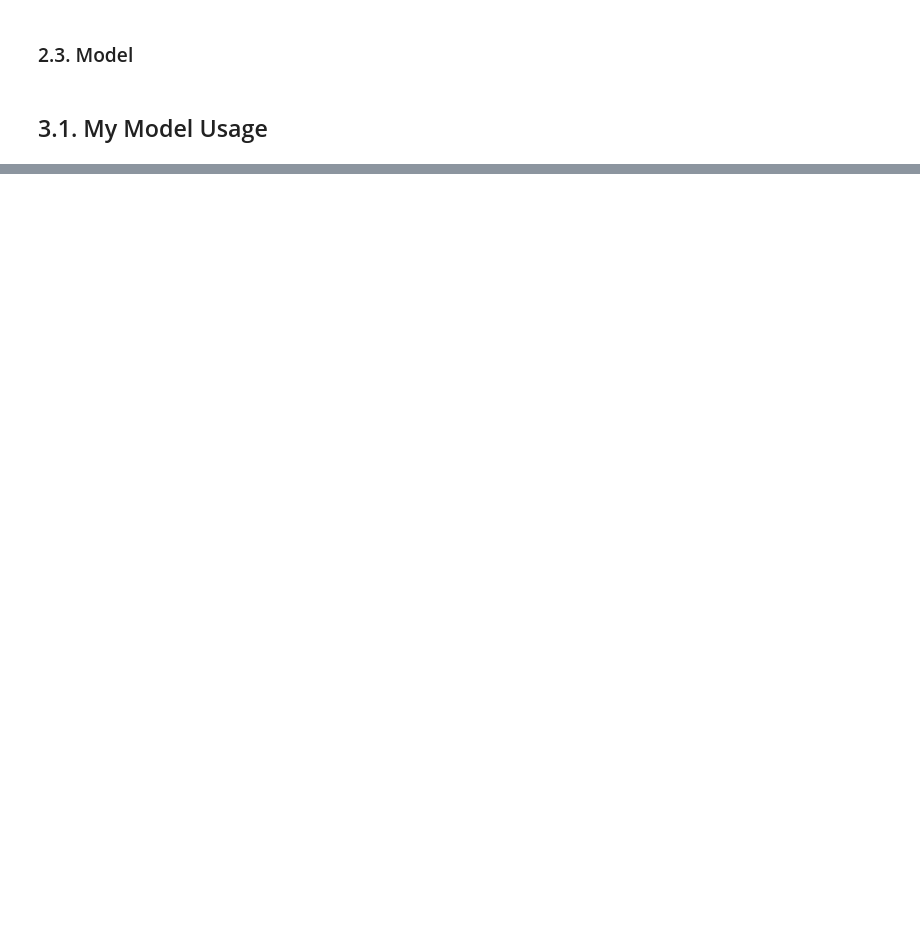
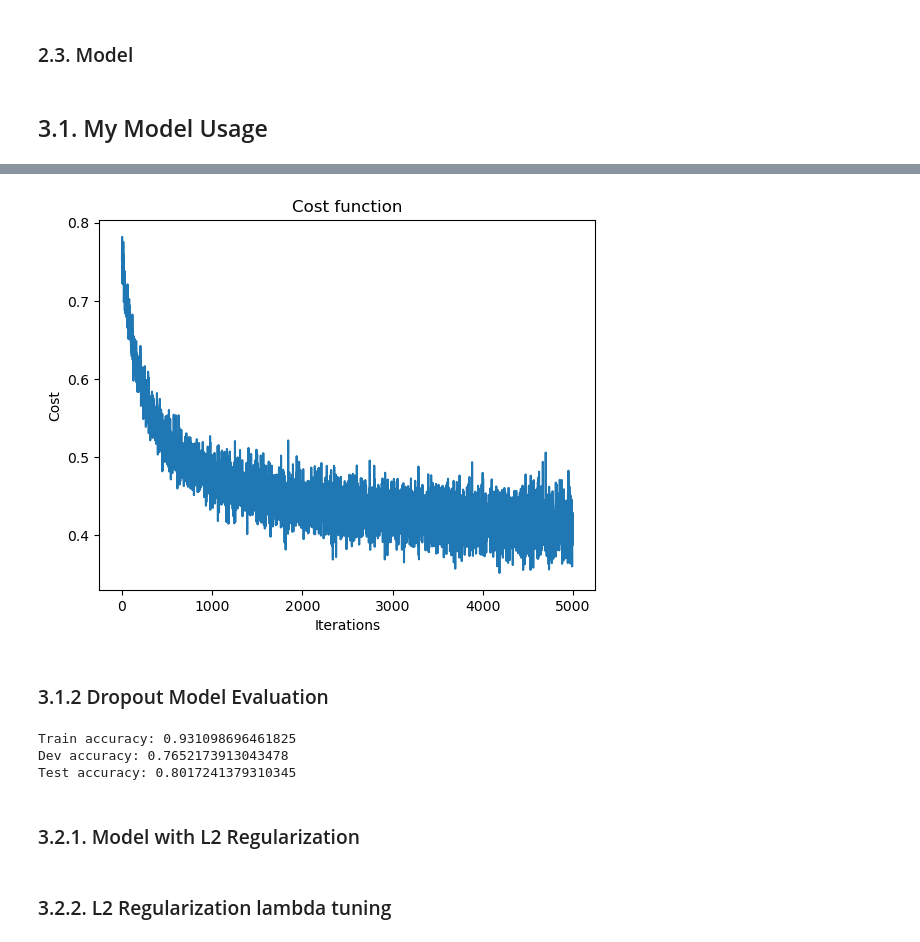
Before and after one commit to wysogladszymon/Predictive-Analysis-of-Diabetes-Risk, a Jupyter notebook: model.ipynb, the cells around one changed output, grey strips where cells are left out. Cells and saved outputs as stored; diff of their text form; code cells hidden in the pictures; blank space fills up the shorter version.

```diff
--- a/model.ipynb
+++ b/model.ipynb
@@ -365,7 +397,10 @@ class BinaryCrossEntropy:
     # print(A, Y)
     assert(A.shape == Y.shape)
     assert(Y.shape[0] == 1)
-    cost = - (Y @ np.log(A[-1].T) + (1 - Y) @ np.log(1 - A[-1].T)) / m
+
+    eps = 1e-8
+    A = np.clip(A, eps, 1 - eps)
+    cost = - (Y @ np.log(A.T) + (1 - Y) @ np.log(1 - A.T)) / m
 
     return float(np.squeeze(cost))
 
@@ -373,6 +408,9 @@ class BinaryCrossEntropy:
     return a >= 0.5
 
   def backward(self, a, y):
+    eps = 1e-8
+    a = np.clip(a, eps, 1 - eps)
+
     da = -y / a + (1 - y) / (1 - a)
     return da
 # %% [markdown]
@@ -393,6 +431,7 @@ class Sigmoid(ActivationFunction):
     pass
 
   def forward(self, z):
+    z = np.clip(z, -500, 500)
     return 1 / (1 + np.exp(-z))
 
   def backward(self, z):
@@ -488,16 +549,3 @@ class Model:
     return result + ' ]'
 # %% [markdown]
 ## 3.1. My Model Usage
-# %%
-learning_rate = 1e-3
-
-classifier = BinaryCrossEntropy()
-sigmoidFunction = Sigmoid()
-reluFunction = ReLu()
-neurons = [10, 1]
-layer = BatchNormalizationLayer(train_X.shape[0], neurons[0], sigmoidFunction, learning_rate)
-layer2 = DenseLayer(neurons[0], neurons[1], sigmoidFunction, learning_rate)
-model = Model([layer, layer2], classifier)
-
-costs = model.train_model(train_X, train_Y, 10000)
-# print(model)
@@ -506,0 +558,20 @@ Training model...
+# %%
+# model hyperparameters
+learning_rate = 1e-3
+n_x = train_X.shape[0]
+keep_prob =  [0.9, 0.8, 0.9, 0.8, 0.9, 0.7, 0.6, 0.7, 0.5]
+neurons = [n_x, 30, 30, 20, 20, 15, 20, 10, 10, 8]
+
+layers = []
+for neuron_index in range(1, len(neurons)):
+  if neuron_index % 2 == 1:
+    layer = BatchNormalizationLayer(neurons[neuron_index - 1], neurons[neuron_index], reluFunction, learning_rate, keep_prob=keep_prob[neuron_index-1])
+  else:
+    layer = DenseLayer(neurons[neuron_index - 1], neurons[neuron_index], reluFunction, learning_rate, keep_prob=keep_prob[neuron_index])
+  layers.append(layer)
+
+layer = DenseLayer(neurons[-1], 1, sigmoidFunction, learning_rate)
+layers.append(layer)
+model_with_dropout = Model(layers, classifier)
+
+print(model_with_dropout)
@@ -506,0 +589,22 @@ Training model...
+# %%
+costs = model_with_dropout.train_model(train_X, train_Y, 5000)
+# %% [output]
+[figure, added]
+# %% [markdown]
+### 3.1.2 Dropout Model Evaluation
+# %%
+train_acc = model_with_dropout.evaluate(train_X, train_Y)
+dev_acc = model_with_dropout.evaluate(dev_X, dev_Y)
+test_acc = model_with_dropout.evaluate(test_X, test_Y)
+
+print(f'Train accuracy: {train_acc}')
+print(f'Dev accuracy: {dev_acc}')
+print(f'Test accuracy: {test_acc}')
+# %% [output]
+Train accuracy: 0.931098696461825
+Dev accuracy: 0.7652173913043478
+Test accuracy: 0.8017241379310345
+# %% [markdown]
+### 3.2.1. Model with L2 Regularization
+# %% [markdown]
+### 3.2.2. L2 Regularization lambda tuning
```
Also changed, not shown: parts of 20 cells of this notebook.
